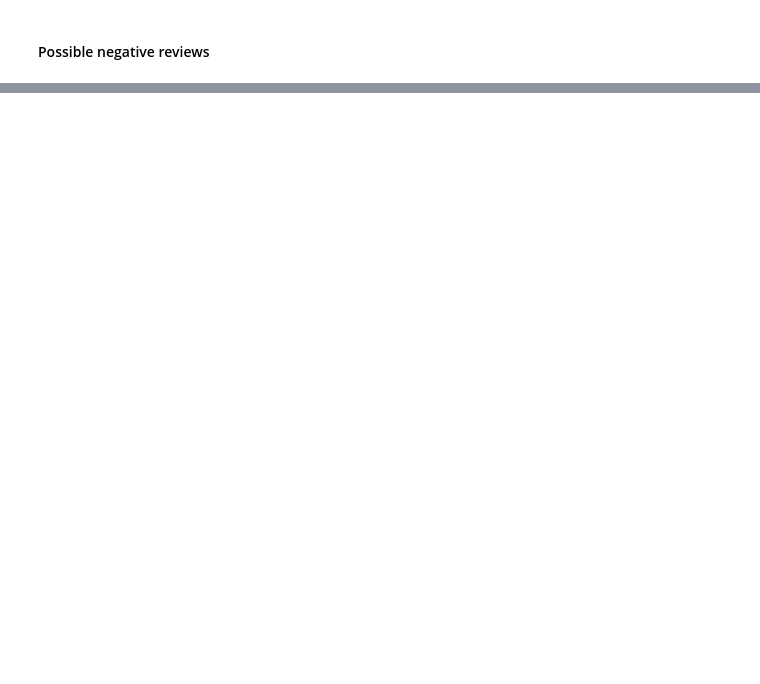
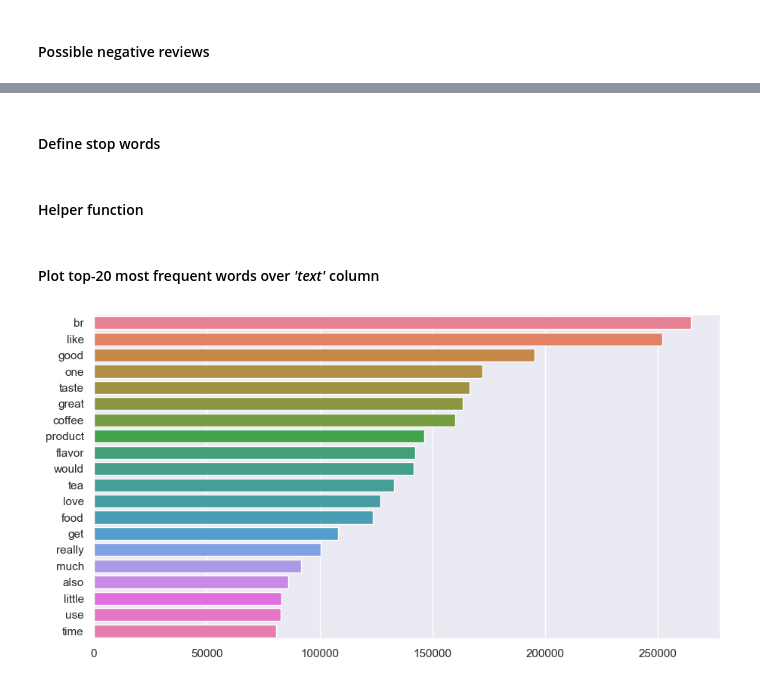
Before and after one commit to mverbytska/amazon-reviews-sentiment-analysis, a Jupyter notebook: myenv/amazon_sentiment_analysis.ipynb, the cells around one changed output, grey strips where cells are left out. Cells and saved outputs as stored; diff of their text form; code cells hidden in the pictures; blank space fills up the shorter version.

```diff
--- a/myenv/amazon_sentiment_analysis.ipynb
+++ b/myenv/amazon_sentiment_analysis.ipynb
@@ -195,0 +199,2 @@ generate_word_cloud(*[1, 2])
+# %% [markdown]
+#### Define stop words
@@ -195,0 +203,50 @@ generate_word_cloud(*[1, 2])
+# %% [markdown]
+#### Helper function
+# %%
+def find_and_plot_top_words(df: pd.DataFrame, col_name: str, n: int, for_stopwords=False):
+    """
+    Creates a Counter object from dictionary with words and their frequencies within a given column with text data.
+    Builds and shows a barplot with specified number of top words according to their frequencies.
+
+    Params:
+        Args:
+            df(pd.DataFrame): pre-defined DataFrame object.
+            col_name(str): name of the text data column we are interested in.
+            n(int): number of top-frequent words to include in the plot.
+        Kwargs:
+            for_stopwords(bool): to determine whether we are interested in actual words or words from stopwords set (default: False).
+
+    Returns:
+        None
+
+    Raises:
+        ValueError: when the column with a specified name is not found in a given dataframe; when n <= 0.
+    """
+    if col_name in df.columns:
+        if n > 0:
+            current_corpus = [word for sublist in df[col_name].str.split().tolist() for word in sublist]
+            counter = Counter(current_corpus)
+            if not for_stopwords:
+                filtered_freq_counter = Counter({word: freq for word, freq in counter.items() if word not in stop_words})
+                top = filtered_freq_counter.most_common(n)
+                top_words, top_freqs = zip(*top)
+
+                sns.barplot(x=top_freqs, y=top_words, hue=top_words, legend=False)
+                plt.show()
+            else:
+                stop_words_freq_counter = Counter({word: freq for word, freq in counter.items() if word in stop_words})
+                top = stop_words_freq_counter.most_common(n)
+                stop_words_top, stop_words_top_freqs = zip(*top)
+
+                sns.barplot(x=stop_words_top, y=stop_words_top_freqs)
+                plt.show()
+        else:
+            raise ValueError(f'n must be a positive integer')
+    else:
+        raise ValueError(f'Given column is not found in this DataFrame')
+# %% [markdown]
+#### Plot top-20 most frequent words over *'text'* column
+# %%
+find_and_plot_top_words(clean_data, 'text', 20, False)
+# %% [output]
+[figure, added]
```
Also changed, not shown: parts of 16 cells of this notebook.
